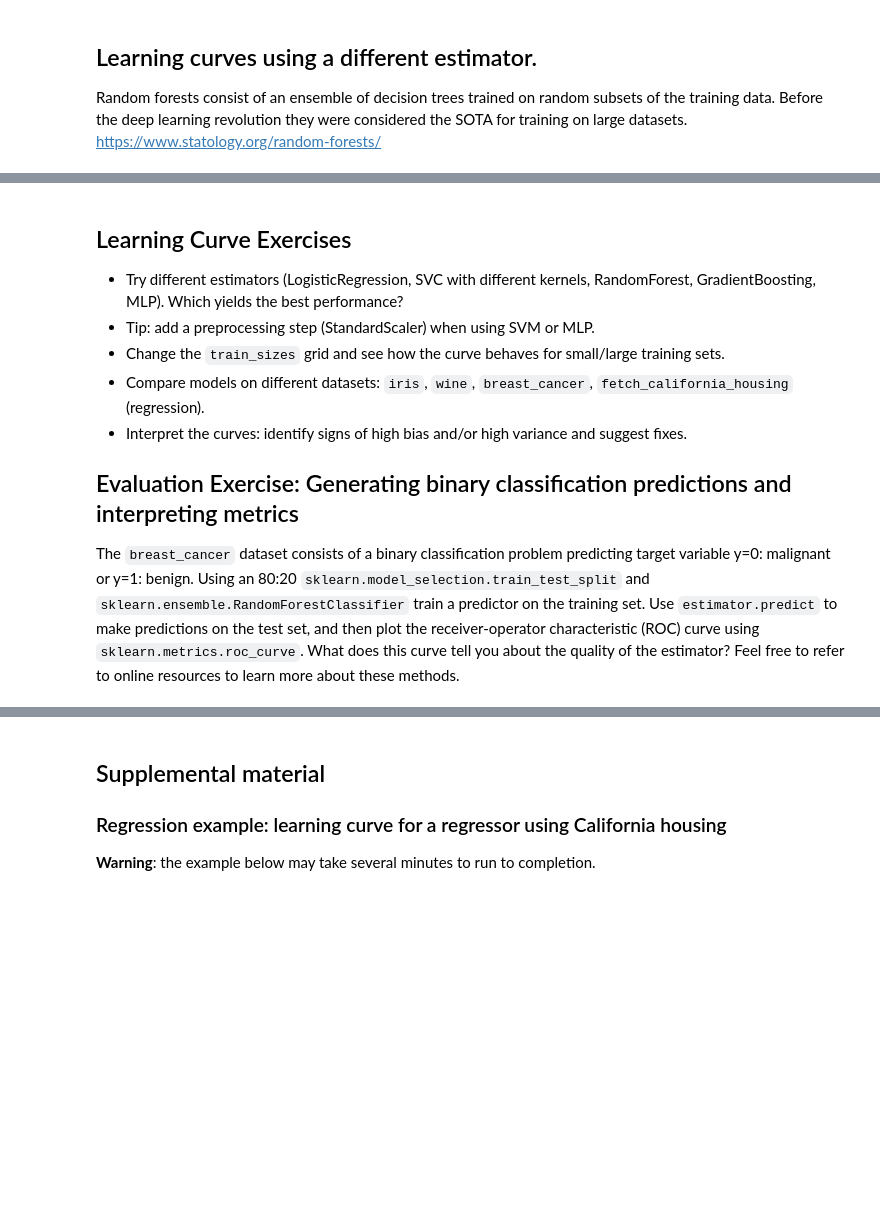
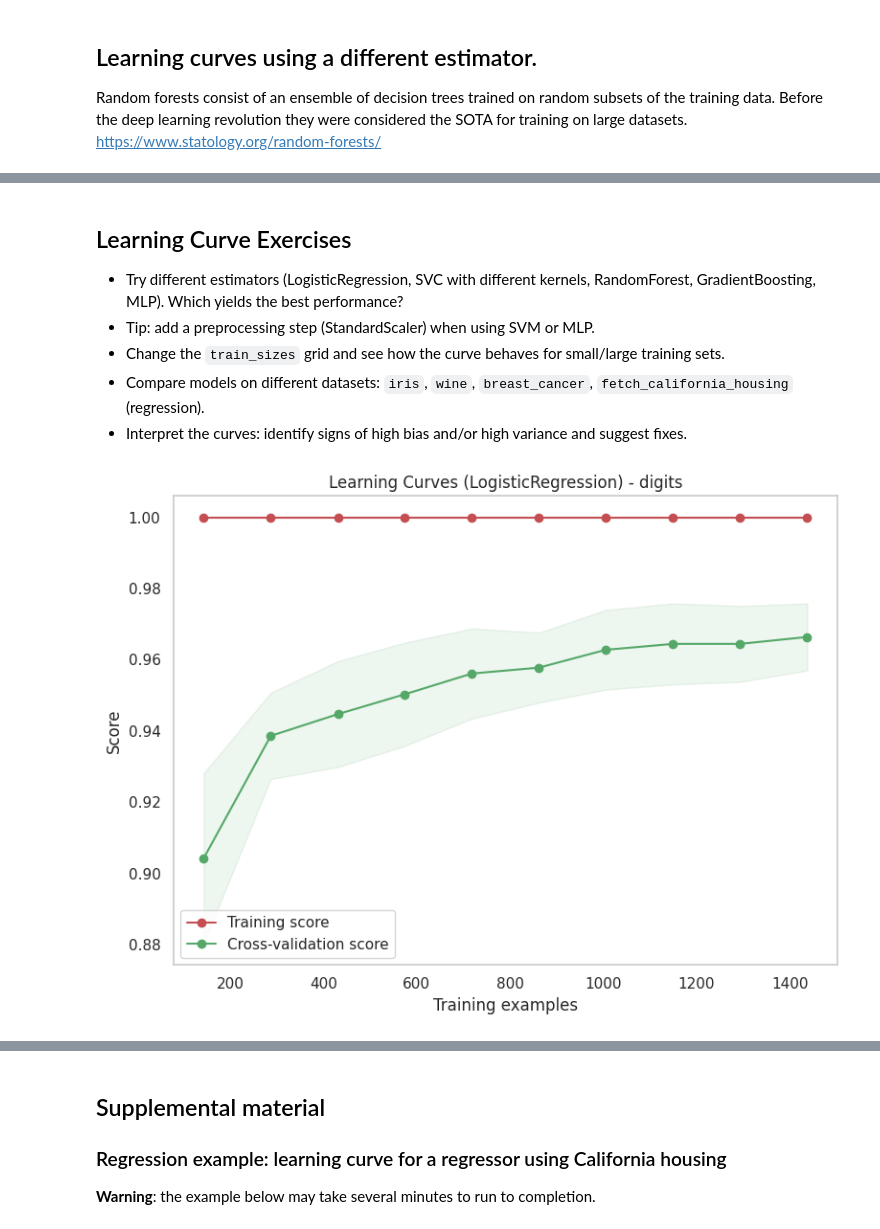
Before and after one commit to domokos-lorant/ml-self-study, a Jupyter notebook: lesson01_learning_curve_exercise.ipynb, the cells around one changed output, grey strips where cells are left out. Cells and saved outputs as stored; diff of their text form; code cells hidden in the pictures; blank space fills up the shorter version.

Commit message:
First part on Digits

```diff
--- a/lesson01_learning_curve_exercise.ipynb
+++ b/lesson01_learning_curve_exercise.ipynb
@@ -167,7 +202,10 @@ plt.show()
 - Change the `train_sizes` grid and see how the curve behaves for small/large training sets.
 - Compare models on different datasets: `iris`, `wine`, `breast_cancer`, `fetch_california_housing` (regression).
 - Interpret the curves: identify signs of high bias and/or high variance and suggest fixes.
-
-## Evaluation Exercise: Generating binary classification predictions and interpreting metrics
-
-The `breast_cancer` dataset consists of a binary classification problem predicting target variable y=0: malignant or y=1: benign. Using an 80:20 `sklearn.model_selection.train_test_split` and `sklearn.ensemble.RandomForestClassifier` train a predictor on the training set. Use `estimator.predict` to make predictions on the test set, and then plot the receiver-operator characteristic (ROC) curve using `sklearn.metrics.roc_curve`.  What does this curve tell you about the quality of the estimator? Feel free to refer to online resources to learn more about these methods.
+# %%
+# LogisticRegression exercise on the same dataset, using smaller 10% steps
+estimator_lr = LogisticRegression(random_state=0)
+plot_learning_curve(estimator_lr, 'Learning Curves (LogisticRegression) - digits', X, y, cv=cv, n_jobs=1, train_sizes=np.linspace(0.1, 1.0, 10))
+plt.show()
+# %% [output]
+[figure, added]
```
Also changed, not shown: parts of 7 cells of this notebook, 3 other files.
